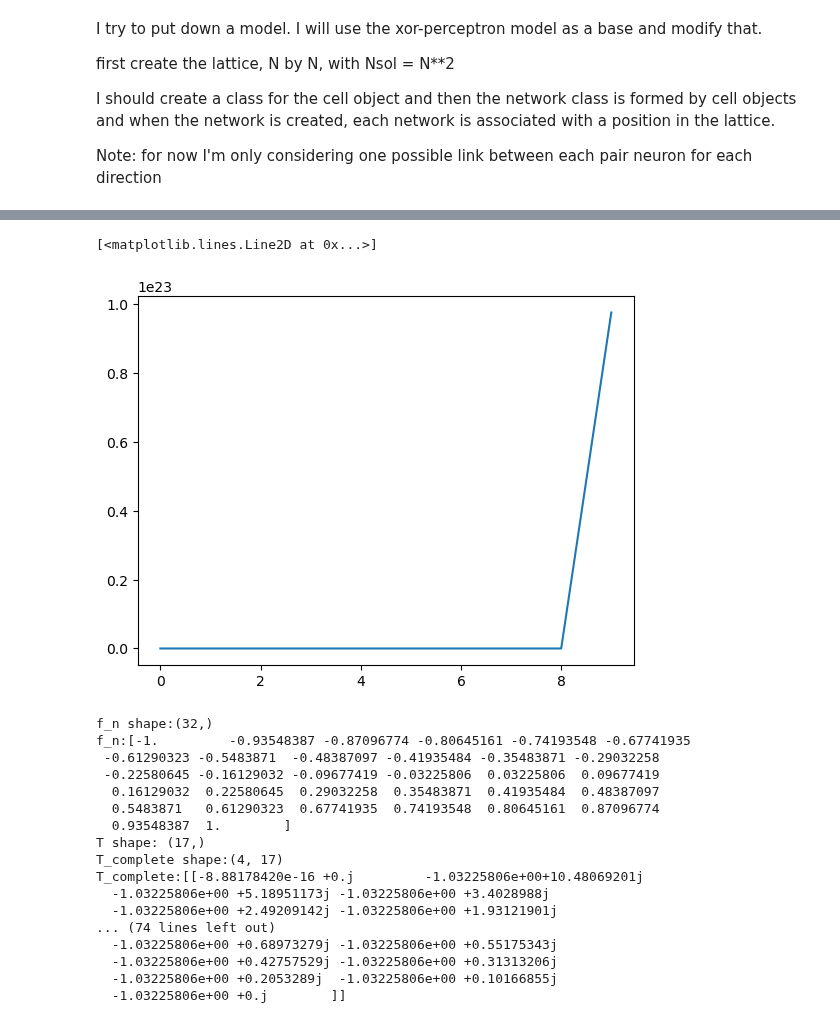
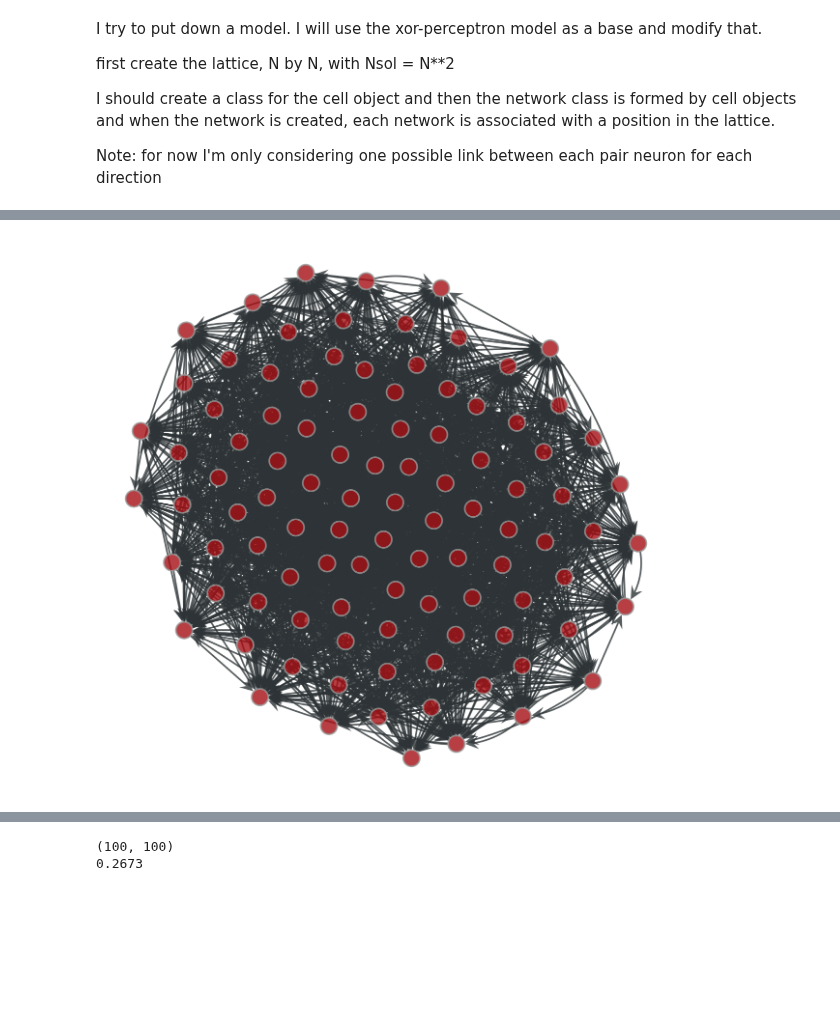
Before and after one commit to pietromalagoli/NeuronEvolution, a Jupyter notebook: main/model_np.ipynb, the cells around one changed output, grey strips where cells are left out. Drawn from its saved outputs; the diff is of its cells as text; code cells hidden in the pictures; blank space fills up the shorter version.

```diff
--- a/main/model_np.ipynb
+++ b/main/model_np.ipynb
@@ -21,6 +22,6 @@ import model as m       # I've put all the functions in a separate Python file
 # %%
 # parameters of the simulation
-par={'N': 2,                    # side length of the squared lattice
+par={'N': 10,                    # side length of the squared lattice
      'int_range': 1,             # interaction range
      'p_self_link': 0,         # probability for each cell of having a self link
      'J_range': [-1,+1],                       # define the possible value for J.
@@ -29,13 +30,13 @@ par={'N': 2,                    # side length of the squared lattice
      'T_mutation_radius': 0.1,           # standard deviation of the normal distribution used to sample the mutation value for T.
      'reproduction_ratio': 0.8,          # percentage of offsprings to be generated by reproduction (the reamining by random generation)
      'length_powerlaw': 1,         # exponent of the wire length power law (DA DEFINIRE!!!)
-     'x_n': np.linspace(-1,1,32),   # discretization of the input of the transfer function (last argmument
+     'x_n': np.linspace(-1,1,512),   # discretization of the input of the transfer function (last argmument
                                    # is also the maximum number of non-zero coefficients in the DFT of the
                                    # transfer function. it should be a power of 2 for best performance of fft)
-     'T_initial': lambda x: 0 + 1*x,              # initial transfer function shape (here linear)
+     'T_initial': lambda x: 0+1*x,              # initial transfer function shape (here linear)
      'target_set': [0.0,1.0,1.0,0.0],
      'input_set':[[0,0],[0,1],[1,0],[1,1]],
-     'n_iter': 10,
-     'N_sol': 10}                       # number of solutions (individuals, networks) considered in the simulation
+     'n_iter': 100,
+     'N_sol': 50}                       # number of solutions (individuals, networks) considered in the simulation
 
-#nrd.seed(1234)
+nrd.seed(1234)
@@ -47,3 +43,3 @@ n_parents
 # %%
-sol, fmean = m.evolution(par,verb=3,gen_verb=False)
+solutions, fmean = m.evolution(par,verb=2,gen_verb=False)
 # %% [output]
@@ -94,0 +66,5 @@ numpy.complex128
+# %%
+s = copy.deepcopy(solutions)
+for sol in s[:20]:
+    fitness,_ = m.compute_fitness(sol,par,True)
+    print(f'Fitness:{fitness}')
@@ -94,0 +106,4 @@ numpy.complex128
+# %%
+graph_draw(s[0].G)
+# %% [output]
+[figure, added]
@@ -94,0 +111,6 @@ numpy.complex128
+# %%
+print(s[0].C.shape)
+print(np.sum(s[0].C)/s[0].C.shape[0]**2)
+# %% [output]
+(100, 100)
+0.2673
@@ -95,28 +119,7 @@ numpy.complex128
 # %%
 plt.plot(fmean)
-# %% [output]
-[<matplotlib.lines.Line2D at 0x...>]
-[figure, removed]
 # %%
 n1 = m.generate(par)
 n2 = m.generate(par)
 
 o1, o2 = m.crossover(n1,n2)
-# %% [output]
-f_n shape:(32,)
-f_n:[-1.         -0.93548387 -0.87096774 -0.80645161 -0.74193548 -0.67741935
- -0.61290323 -0.5483871  -0.48387097 -0.41935484 -0.35483871 -0.29032258
- -0.22580645 -0.16129032 -0.09677419 -0.03225806  0.03225806  0.09677419
-  0.16129032  0.22580645  0.29032258  0.35483871  0.41935484  0.48387097
-  0.5483871   0.61290323  0.67741935  0.74193548  0.80645161  0.87096774
-  0.93548387  1.        ]
-T shape: (17,)
-T_complete shape:(4, 17)
-T_complete:[[-8.88178420e-16 +0.j         -1.03225806e+00+10.48069201j
-  -1.03225806e+00 +5.18951173j -1.03225806e+00 +3.4028988j
-  -1.03225806e+00 +2.49209142j -1.03225806e+00 +1.93121901j
-... (74 lines left out)
-  -1.03225806e+00 +0.68973279j -1.03225806e+00 +0.55175343j
-  -1.03225806e+00 +0.42757529j -1.03225806e+00 +0.31313206j
-  -1.03225806e+00 +0.2053289j  -1.03225806e+00 +0.10166855j
-  -1.03225806e+00 +0.j        ]]
```
Also changed, not shown: parts of 8 cells of this notebook, 1 other file.
